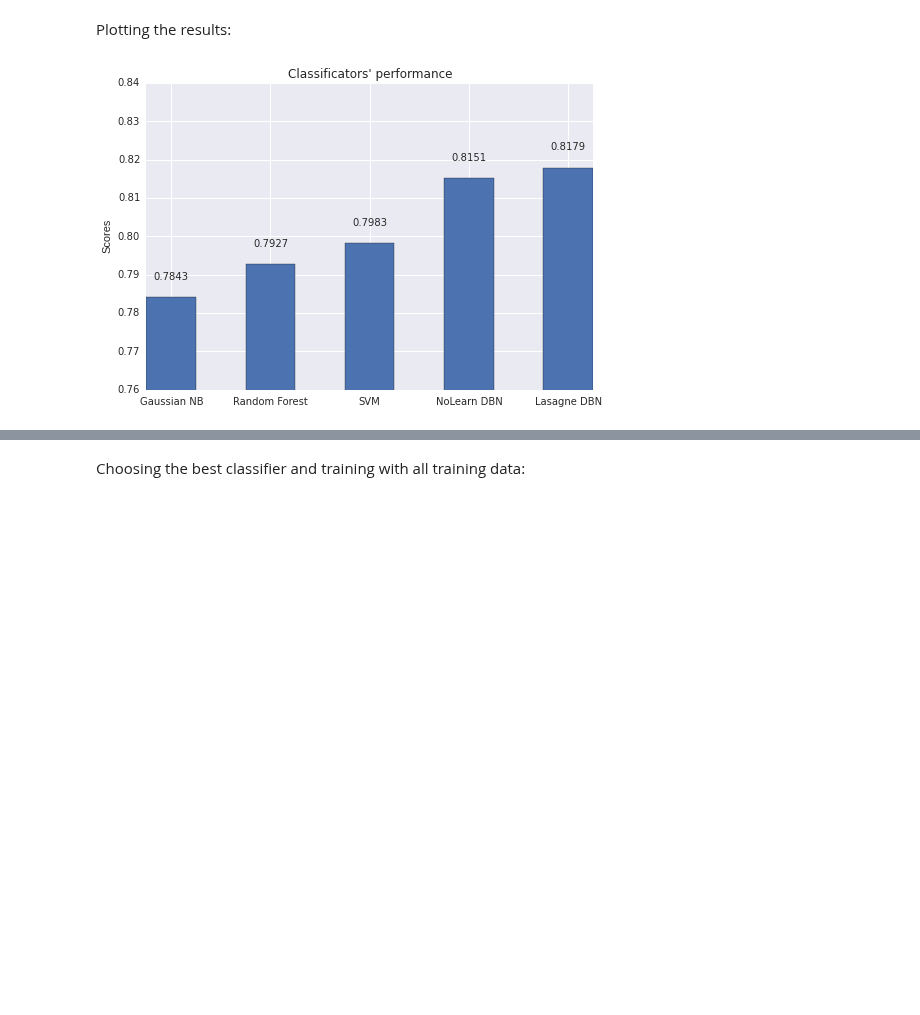
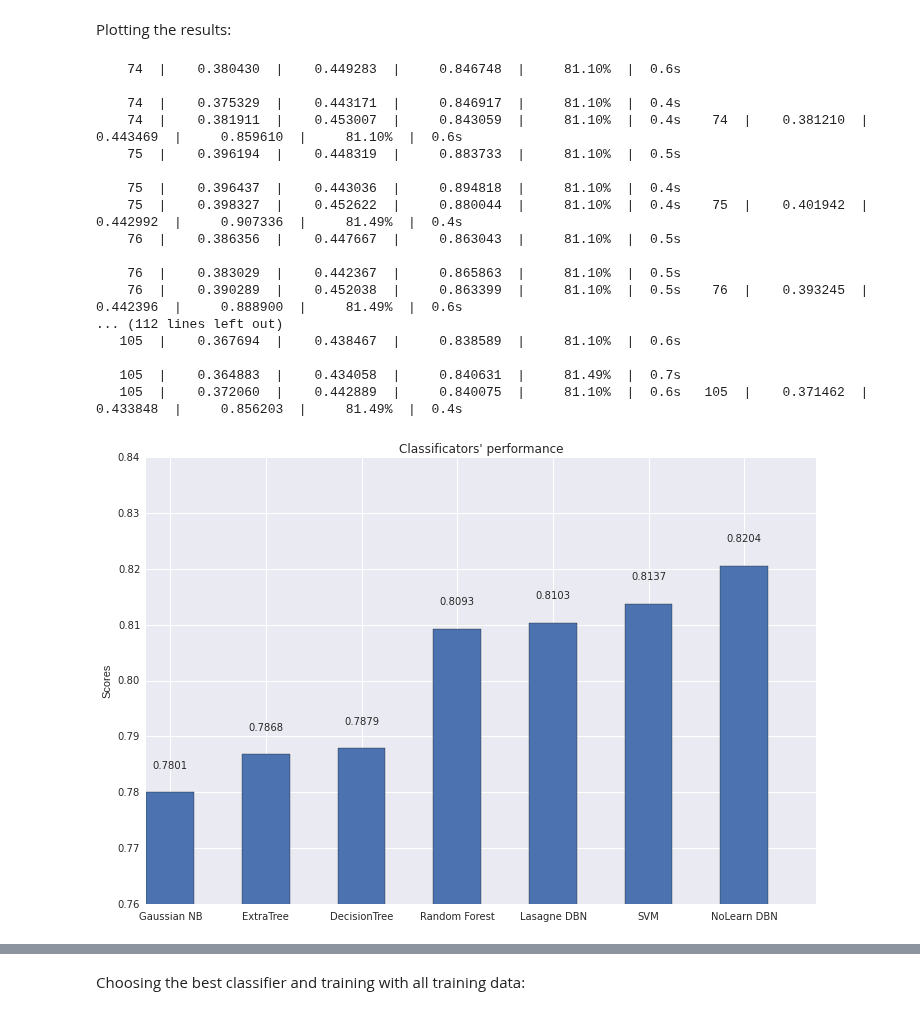
Before and after one commit to rsouza/MMD, a Jupyter notebook: scripts/Ex02_Kaggle_Titanic.ipynb, the cells around one changed output, grey strips where cells are left out. Cells and saved outputs as stored; diff of their text form; code cells hidden in the pictures; blank space fills up the shorter version.

```diff
--- a/scripts/Ex02_Kaggle_Titanic.ipynb
+++ b/scripts/Ex02_Kaggle_Titanic.ipynb
@@ -433,24 +621,12 @@ class MyObjective(Objective):
 
     def get_loss(self, input=None, target=None, deterministic=False, **kwargs):
         loss = super(MyObjective, self).get_loss(input=input,target=target, deterministic=deterministic, **kwargs)
+        #all_layers = get_all_layers(input_layers)
+        #hidden_layers = all_layers[1:-1] #remove input and output layers
         if not deterministic:
-            return loss + self.magicnum * lasagne.regularization.l2(self.input_layer)
-        else:
-            return loss
-
-'''class MyObjective(Objective):
-#def __init__(self, mn):
-#self.magicnum = mn
-
-def get_loss(self, input=None, target=None, deterministic=False, **kwargs):
-loss = super(MyObjective, self).get_loss(input=input,target=target, deterministic=deterministic, **kwargs)
-all_layers = get_all_layers(input_layers)
-hidden_layers = all_layers[1:-1] #remove input and output layers
-if not deterministic:
-for i,h_layer in enumerate(hiddenlayers):
-weight = random.rand()/float(10)
-loss = loss + weight * lasagne.regularization.l2(h_layer)
-return loss
-else:
-return loss'''
+            loss = loss + self.magicnum * lasagne.regularization.l2(self.input_layer)
+            #for i,h_layer in enumerate(hiddenlayers):
+                #weight = random.rand()/float(10)
+                #loss = loss + weight * lasagne.regularization.l2(h_layer)
+        return loss
 # %%
@@ -550,35 +752,52 @@ Plotting the results:
 # %%
 import seaborn as sns
 
-dic_results = {'Random Forest': r1,
-               'SVM': r2,
-               'Gaussian NB': r3,
-               'NoLearn DBN': r4,
-               'Lasagne DBN': r5,
+dic_results = {'SVM': eval1_cv,
+               'Random Forest': eval2_cv,
+               'DecisionTree': eval3_cv,
+               'ExtraTree': eval4_cv,
+               'Gaussian NB': eval5_cv,
+               'NoLearn DBN': eval6_cv,
+               'Lasagne DBN': eval7_cv,
               }
 
 import operator
 tup_results = sorted(dic_results.items(), key=operator.itemgetter(1))
 
 N = len(dic_results)
 ind = np.arange(N)  # the x locations for the groups
 width = 0.50       # the width of the bars
 
-fig = plt.figure()
+fig = plt.figure(figsize=(12,8))
 ax = fig.add_subplot(111)
 rects = ax.bar(ind, zip(*tup_results)[1], width,)
 for rect in rects:
     height = rect.get_height()
     ax.text(rect.get_x()+rect.get_width()/2., 1.005*height, '{0:.4f}'.format(height), ha='center', va='bottom')
 
 ax.set_ylabel('Scores')
 ax.set_ylim(ymin=0.76,ymax = 0.84)
 ax.set_title("Classificators' performance")
 ax.set_xticks(ind + width/2.)
 ax.set_xticklabels(zip(*tup_results)[0])
 
-
-
 plt.show()
 # %% [output]
+    74  |    0.380430  |    0.449283  |     0.846748  |     81.10%  |  0.6s
+
+    74  |    0.375329  |    0.443171  |     0.846917  |     81.10%  |  0.4s
+    74  |    0.381911  |    0.453007  |     0.843059  |     81.10%  |  0.4s    74  |    0.381210  |    0.443469  |     0.859610  |     81.10%  |  0.6s
+    75  |    0.396194  |    0.448319  |     0.883733  |     81.10%  |  0.5s
+
+    75  |    0.396437  |    0.443036  |     0.894818  |     81.10%  |  0.4s
+    75  |    0.398327  |    0.452622  |     0.880044  |     81.10%  |  0.4s    75  |    0.401942  |    0.442992  |     0.907336  |     81.49%  |  0.4s
+    76  |    0.386356  |    0.447667  |     0.863043  |     81.10%  |  0.5s
+
+    76  |    0.383029  |    0.442367  |     0.865863  |     81.10%  |  0.5s
+    76  |    0.390289  |    0.452038  |     0.863399  |     81.10%  |  0.5s    76  |    0.393245  |    0.442396  |     0.888900  |     81.49%  |  0.6s
+... (112 lines left out)
+   105  |    0.367694  |    0.438467  |     0.838589  |     81.10%  |  0.6s
+
+   105  |    0.364883  |    0.434058  |     0.840631  |     81.49%  |  0.7s
+   105  |    0.372060  |    0.442889  |     0.840075  |     81.10%  |  0.6s   105  |    0.371462  |    0.433848  |     0.856203  |     81.49%  |  0.4s
-[figure, old version]
+[figure, new version]
```
Also changed, not shown: parts of 37 cells of this notebook.
